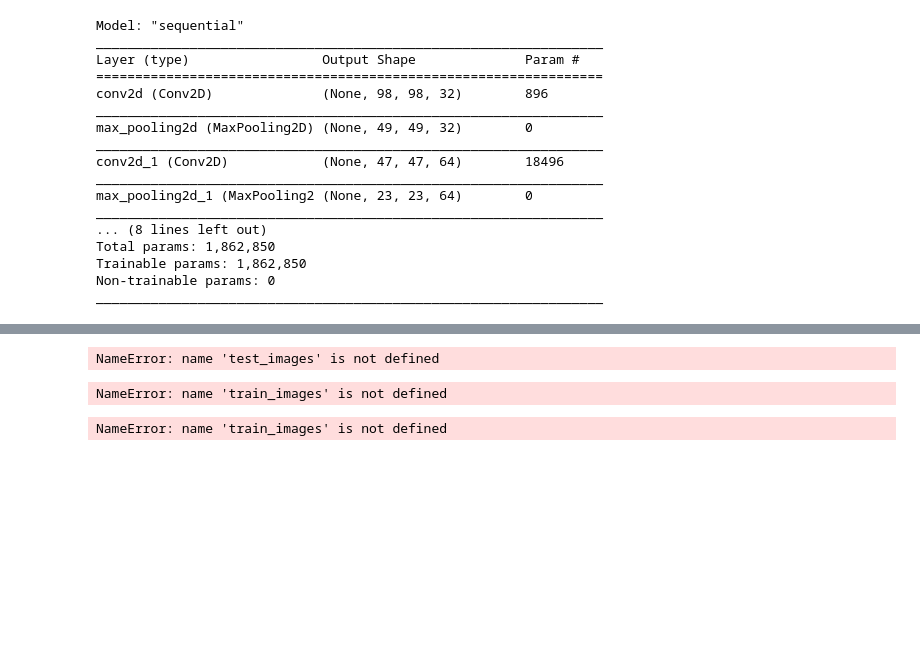
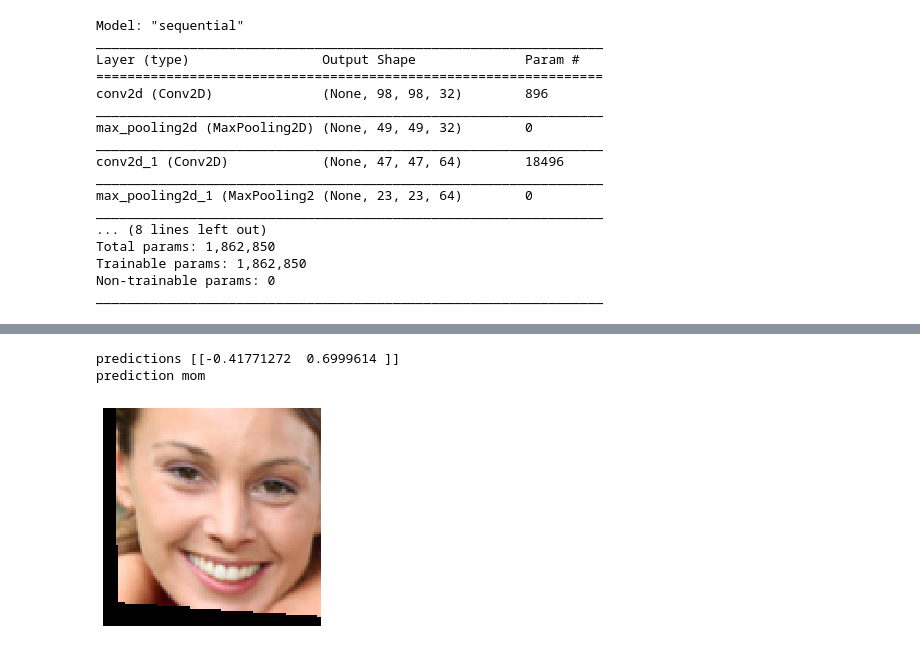
Before and after one commit to BA-Software-Development-Ed/ai-exam-project, a Jupyter notebook: src/notebooks/FaceRecognizer.ipynb, the cells around one changed output, grey strips where cells are left out. Saved outputs shown, nothing was run; the diff lists cells and outputs as text; code cells hidden in the pictures; blank space fills up the shorter version.

```diff
--- a/src/notebooks/FaceRecognizer.ipynb
+++ b/src/notebooks/FaceRecognizer.ipynb
@@ -113,23 +142,19 @@ NameError: name 'test_images' is not defined
 # %%
-# ...
-image_index = 5
+image_index = 9
+classes = ['dad', 'mom']
 image = np.array([test_images[image_index]], dtype='float32')
 
-# ...
 predictions = model.predict(image)
 prediction = np.argmax(predictions)
 
-# ...
-image = test_data[image_index]
-plot_test_result(image)
-print('prediction', class_names[prediction])
+print('predictions', predictions)
+print('prediction', classes[prediction])
+
+plt.axis("off")
+image = cv2.cvtColor(test_images[image_index], cv2.COLOR_BGR2RGB)
+plt.imshow(image)
+plt.show()
 # %% [output]
-NameError: name 'test_images' is not defined
+predictions [[-0.41771272  0.6999614 ]]
+prediction mom
+[figure, added]
-# %%
-train_images.shape
-# %% [output]
-NameError: name 'train_images' is not defined
-# %%
-np.shape(train_images[0])
-# %% [output]
-NameError: name 'train_images' is not defined
```
Also changed, not shown: parts of 6 cells of this notebook, 1 other file.
